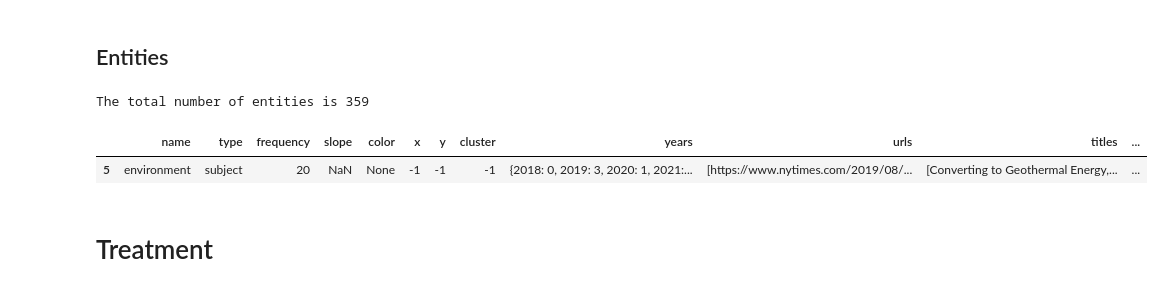
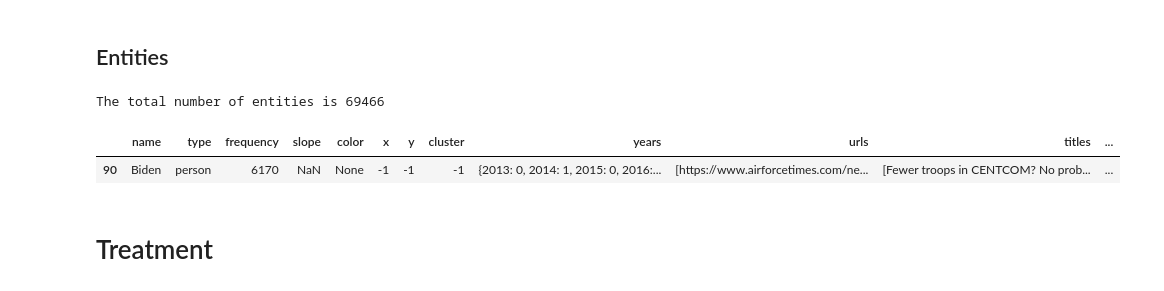
Before and after one commit to AlbaTaboada/Edgelands, a Jupyter notebook: analysis.ipynb, the cells around one changed output. Drawn from its saved outputs; the diff is of its cells as text; code cells hidden in the pictures.

Commit message:
Update with Luc's sample

```diff
--- a/analysis.ipynb
+++ b/analysis.ipynb
@@ -174,0 +34,32 @@ ValueError: a must be greater than 0 unless no samples are taken
+# %%
+articles = pd.read_json('data/fusion.json')
+
+list_orgs = []
+list_people = []
+list_places = []
+list_subjects = []
+
+for index, row in articles.iterrows():
+
+    orgs = row['NER']['ORG']
+    people = row['NER']['PERSON']
+    places = row['NER']['GPE']
+
+    subjects = []
+    for tag in row['tags']:
+        if float(tag['score']) > .5:
+            subjects.append(tag['label'])
+
+    list_orgs.append(orgs)
+    list_people.append(people)
+    list_places.append(places)
+    list_subjects.append(subjects)
+
+articles['orgs'] = list_orgs
+articles['people'] = list_people
+articles['places'] = list_places
+articles['subjects'] = list_subjects
+
+articles = articles.drop(['tags', 'NER', 'text_content', 'index', 'article'], axis=1)
+
+articles.sample()
@@ -177,13 +71,10 @@ ValueError: a must be greater than 0 unless no samples are taken
 # %%
 entities = np.empty((0, 12), dtype=object)
 
-years_template = {
-    2018: 0,
-    2019: 0,
-    2020: 0,
-    2021: 0,
-    2022: 0,
-}
+years_template = {}
+
+for year in sorted(set(articles['year'].tolist())):
+    years_template[year] = 0
 
 
 def update(entity, type):  # Function for writing
@@ -257,35 +148,35 @@ entities_all = pd.DataFrame(
         "cluster",
         "years",
         "urls",
         "titles",
         "cooccurrences",
     ],
 )  # Dataset
 entities_all = entities_all.astype(
     {
         "name": "str",
         "type": "str",
         "frequency": "int",
         "slope": "float",
         "color": "str",
         "x": "int",
         "y": "int",
         "cluster": "int",
         "years": "object",
         "urls": "object",
         "titles": "object",
         "cooccurrences": "object",
     }
 )
 
 
 print("The total number of entities is", len(entities))
 
 entities_all.sort_values(by=["frequency"], ascending=False).head(1)
 # %% [output]
-The total number of entities is 359
+The total number of entities is 69466
 |  | name | type | frequency | slope | color | x | y | cluster | years | urls | titles | ... |
-| 5 | environment | subject | 20 | NaN | None | -1 | -1 | -1 | {2018: 0, 2019: 3, 2020: 1, 2021:... | [https://www.nytimes.com/2019/08/... | [Converting to Geothermal Energy,... | ... |
+| 90 | Biden | person | 6170 | NaN | None | -1 | -1 | -1 | {2013: 0, 2014: 1, 2015: 0, 2016:... | [https://www.airforcetimes.com/ne... | [Fewer troops in CENTCOM? No prob... | ... |
 # %% [markdown]
 # Treatment
 # %% [markdown]
```
Also changed, not shown: parts of 12 cells of this notebook, 4 other files.
